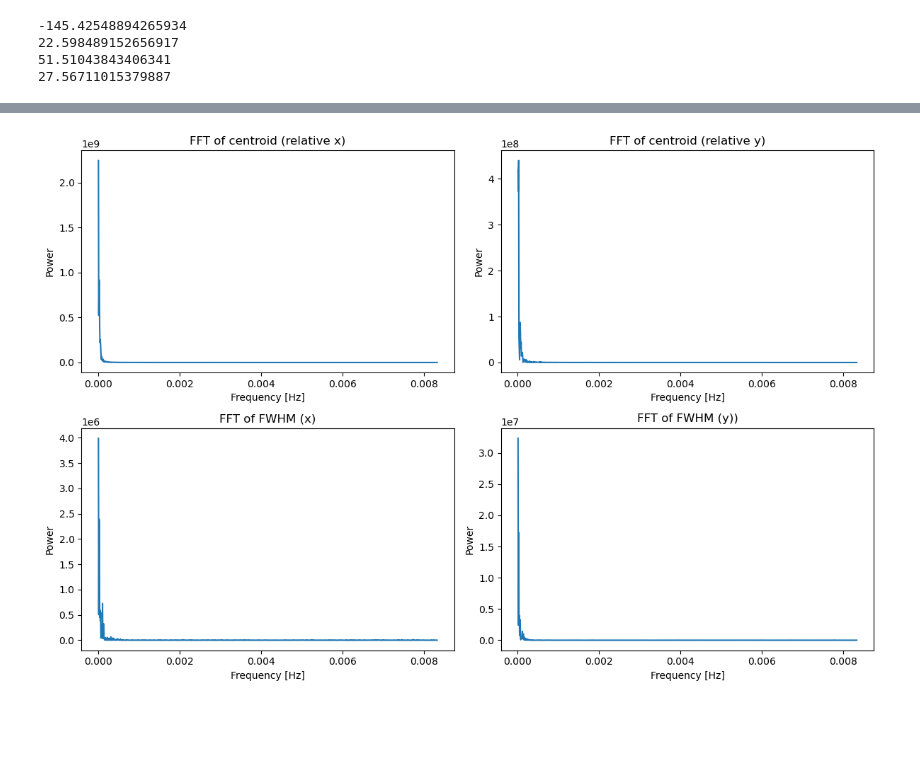
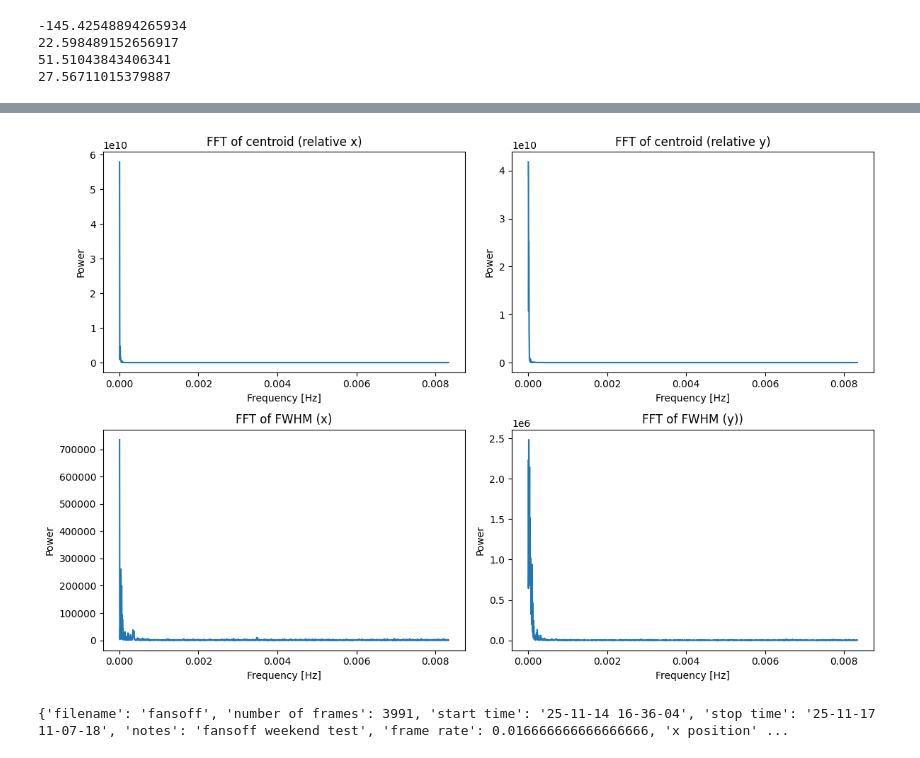
Before and after one commit to jad507/OGRE_lab, a Jupyter notebook: dot_movie-Copy3.ipynb, the cells around one changed output, grey strips where cells are left out. Saved outputs shown, nothing was run; the diff lists cells and outputs as text; code cells hidden in the pictures; blank space fills up the shorter version.

```diff
--- a/dot_movie-Copy3.ipynb
+++ b/dot_movie-Copy3.ipynb
@@ -20,13 +21,15 @@ notes = "early test"
 #NOTE: GO TO CELL
 # %%
 #change to filenames and folder name
-foldername_date = "20251017"
-foldername = "morning5237"
+foldername_date = "20251114"
+foldername = "fansoff"
+
 
 #change to your path
-filepath = "/Users/anh5866/Desktop/Coding/OGRE/collimated_beam/" + foldername_date + "_data/" + foldername
-folderpath_date = "/Users/anh5866/Desktop/Coding/OGRE/collimated_beam/" + foldername_date + "_data/"
-path1 = filepath + "/" + foldername +"_fits/*.fits"
+rootpath = pathlib.Path(r"C:\Users\jad507\OneDrive - The Pennsylvania State University\Pictures\Reverse Telescope Test")
+filepath = rootpath / (foldername_date + "_data") / foldername
+folderpath_date = rootpath / (foldername_date + "_data")
+path1 = (filepath /(foldername +"_fits")).__str__()+"/*.fits"
 
 print(path1)
 
@@ -668,11 +670,11 @@ def compute_fft(signal, dt):
 ## comment out either top two or bottom two
 #############
 
-frame_rate = 52.37
-dt = 1.0 / frame_rate
+# frame_rate = 52.37
+# dt = 1.0 / frame_rate
 
-#frame_rate = 1/60
-#dt = 60.0
+frame_rate = 1/60
+dt = 60.0
 
 
 ####################################################
@@ -684,35 +686,35 @@ freqs_fx, power_fwhm_x = compute_fft(FWHM_x, dt)
 freqs_fy, power_fwhm_y = compute_fft(FWHM_y, dt)
 
 
 fig, axs = plt.subplots(2, 2, figsize=(12, 8))
 
 axs[0,0].plot(freqs_x, power_mu_x)
 axs[0,0].set_title("FFT of centroid (relative x)")
 axs[0,0].set_xlabel("Frequency [Hz]")
 axs[0,0].set_ylabel("Power")
 
 axs[0,1].plot(freqs_y, power_mu_y)
 axs[0,1].set_title("FFT of centroid (relative y)")
 axs[0,1].set_xlabel("Frequency [Hz]")
 axs[0,1].set_ylabel("Power")
 
 axs[1,0].plot(freqs_fx, power_fwhm_x)
 axs[1,0].set_title("FFT of FWHM (x)")
 axs[1,0].set_xlabel("Frequency [Hz]")
 axs[1,0].set_ylabel("Power")
 
 axs[1,1].plot(freqs_fy, power_fwhm_y)
 axs[1,1].set_title("FFT of FWHM (y))")
 axs[1,1].set_xlabel("Frequency [Hz]")
 axs[1,1].set_ylabel("Power")
 
 plt.tight_layout()
 plt.show()
 
 
-fig.savefig(folderpath_date + foldername + "/" + foldername + "_FFT", dpi=300, bbox_inches="tight")
+fig.savefig(folderpath_date / foldername / (foldername + "_FFT"), dpi=300, bbox_inches="tight")
 # %% [output]
-[figure, old version]
+[figure, new version]
 # %%
 filename = os.path.basename(filepath)
 num_data = len(fits_list)
@@ -720,10 +722,10 @@ num_data = len(fits_list)
 creation_date_start = str(fits_list[0][-22:-5])
 creation_date_stop = str(fits_list[-1][-22:-5])
 # %%
-csv_path = "/Users/anh5866/Desktop/Coding/OGRE/collimated_beam/collimated_beam_entry.xlsx"
+# csv_path = "/Users/anh5866/Desktop/Coding/OGRE/collimated_beam/collimated_beam_entry.xlsx"
 
 # Load existing Excel
-df = pd.read_excel(csv_path, engine='openpyxl')
+# df = pd.read_excel(csv_path, engine='openpyxl')
 
 # Prepare new row as a dictionary
 new_row = {
@@ -742,9 +744,11 @@ new_row = {
     'FWHM y': np.mean(FWHM_y*0.15),
     'FWHM y std': np.std(FWHM_y*0.15)
 }
-
+print(new_row)
 # Append new row
-df = pd.concat([df, pd.DataFrame([new_row])], ignore_index=True)
+# df = pd.concat([df, pd.DataFrame([new_row])], ignore_index=True)
 
 # Save back
-df.to_excel(csv_path, index=False, engine='openpyxl')
+# df.to_excel(csv_path, index=False, engine='openpyxl')
+# %% [output]
+{'filename': 'fansoff', 'number of frames': 3991, 'start time': '25-11-14 16-36-04', 'stop time': '25-11-17 11-07-18', 'notes': 'fansoff weekend test', 'frame rate': 0.016666666666666666, 'x position' ...
```
Also changed, not shown: parts of 18 cells of this notebook, 1 other file.
